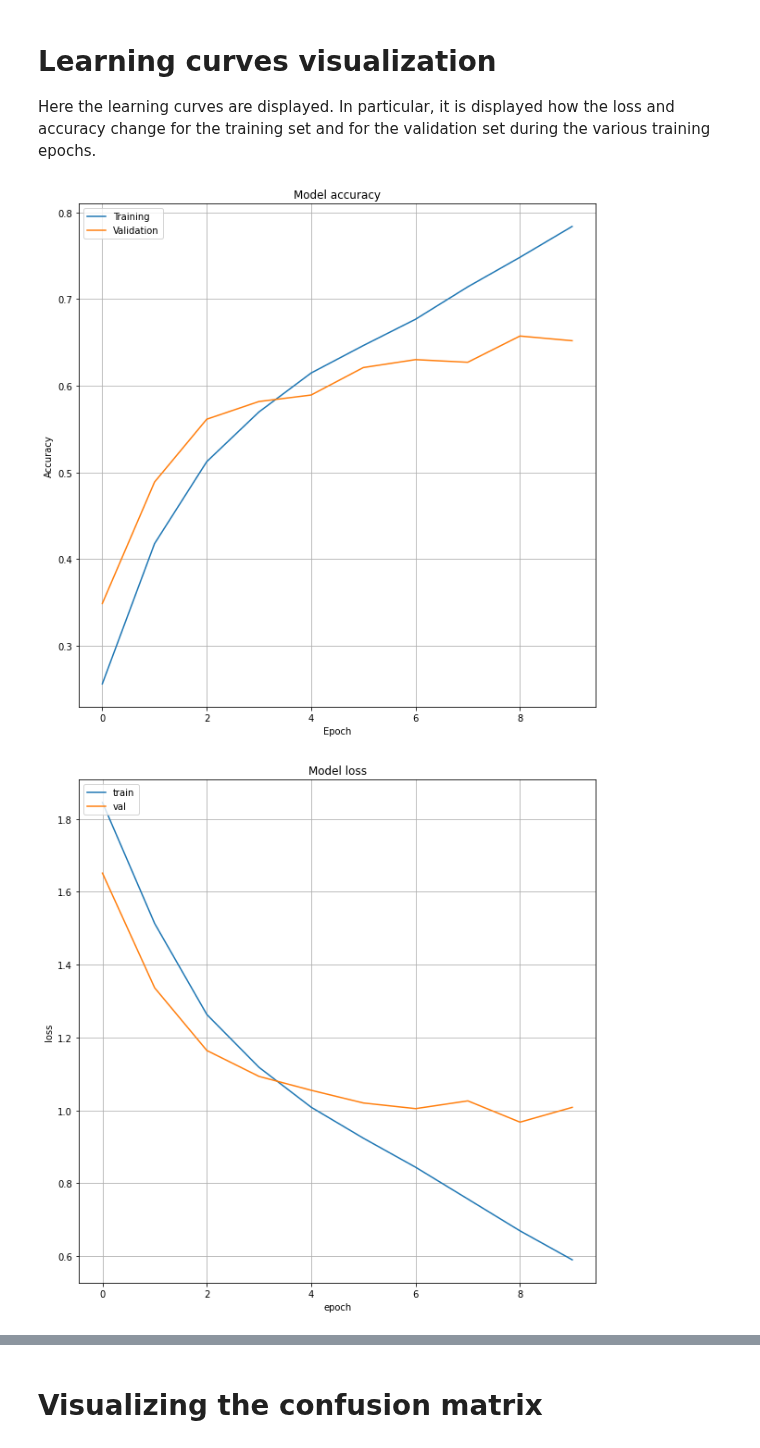
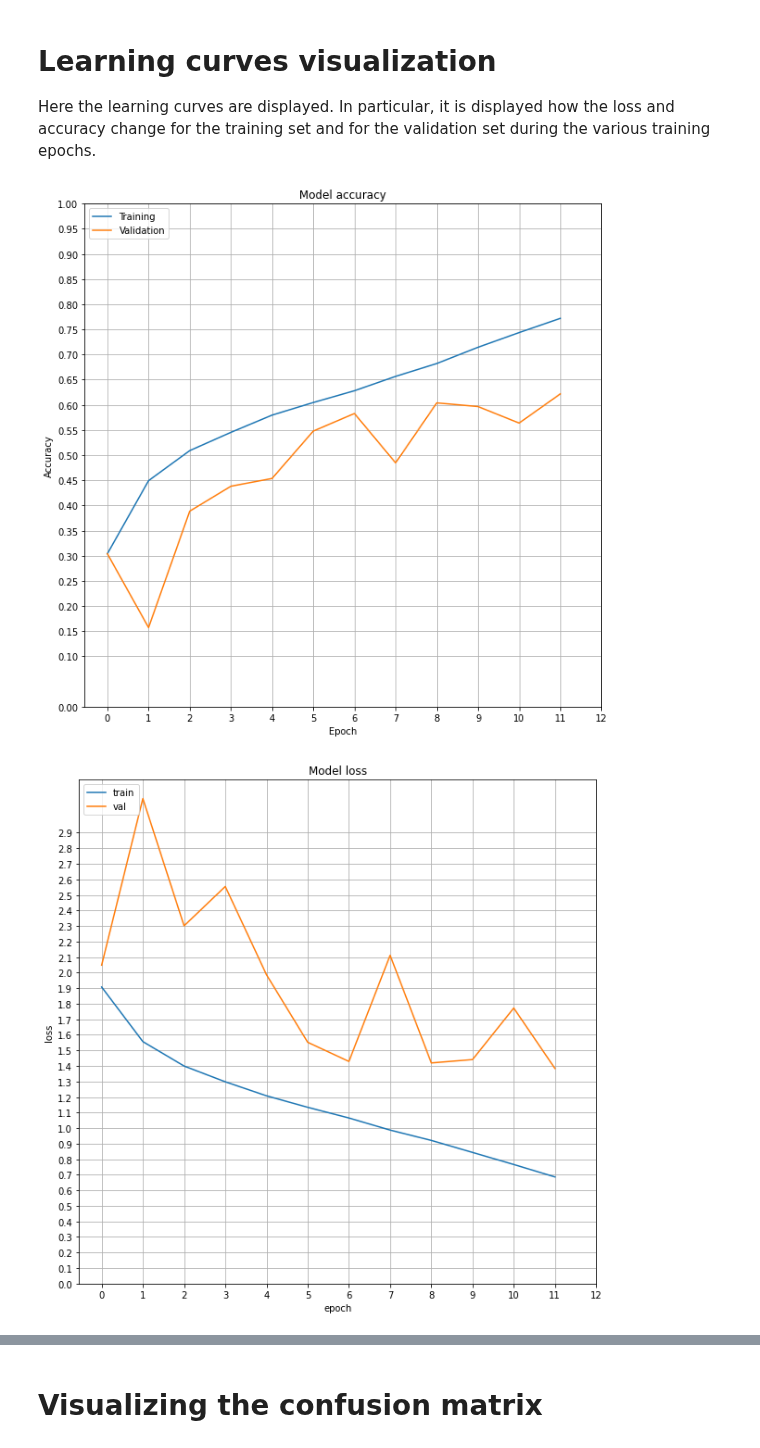
Before and after one commit to matteo-bertini/Facial-Expression-Recognition, a Jupyter notebook: VGG16.ipynb, the cells around one changed output, grey strips where cells are left out. Cells and saved outputs as stored; diff of their text form; code cells hidden in the pictures.

```diff
--- a/VGG16.ipynb
+++ b/VGG16.ipynb
@@ -296,0 +278,17 @@ _________________________________________________________________
+# %%
+to_add = VGG16(include_top = False,weights="imagenet",input_shape=(48,48,3))
+model = Sequential()
+model.add(Conv2D(filters = 3,kernel_size = (3, 3),input_shape = (48, 48, 1),padding = 'same',kernel_initializer = 'he_normal',kernel_regularizer = L2(0.02),bias_regularizer = L2(0.02)))
+model.add(BatchNormalization())
+model.add(ReLU())
+model.add(Dropout(0.5))
+model.add(to_add)
+model.add(Flatten(name='flatten'))
+model.add(Dense(512))
+model.add(BatchNormalization())
+model.add(ReLU())
+model.add(Dropout(0.5))
+model.add(Dense(7,activation='softmax'))
+
+# After creating the structure of the network, we visualize it in a compact way.
+model.summary()
@@ -304,7 +320,7 @@ In this section the model is compiled, in particular are defined:
 *   the evaluation metrics (accuracy)
 # %%
 # defining the loss function,the optimizer and the evaluation metrics
-opt = keras.optimizers.Adam(learning_rate = 1.2e-4,amsgrad=True)
+opt = keras.optimizers.Adam(learning_rate = 0.0001,amsgrad=True)
 model.compile(
     loss = 'categorical_crossentropy',
     optimizer = opt,
@@ -327,14 +343,18 @@ in this section the net is trained on the training set.
 # Training the net
 
 print("Training:\n")
-batch_size = 32
-epochs = 10
+batch_size = 128
+epochs = 12
 history = model.fit(X_train,y_train,batch_size=batch_size,epochs=epochs,validation_data=(X_val, y_val))
 
 # Saving the history to visualize the learning curves even without having trained the network (future use)
-
-with open("/content/drive/MyDrive/VGG16_history.pi", 'wb') as file_pi:
+print("\n")
+in1 = int(input("Do you want to save this training history? (1 = yes,0= no)\n"))
+if(in1 == 1):
+  with open("/content/drive/MyDrive/Facial-Expression-Recognition/VGG16/VGG16_history.pi", 'wb') as file_pi:
     pickle.dump(history.history, file_pi)
+else:
+  pass
 # %% [output]
 Training:
 
@@ -359,8 +379,7 @@ Here the learning curves are displayed.
 In particular, it is displayed how the loss and accuracy change for the training set and for the validation set during the various training epochs.
 # %%
 # Loading training history from saved file
-
-with open("/content/drive/MyDrive/VGG16_history.pi", "rb") as file_pi:
+with open("/content/drive/MyDrive/Facial-Expression-Recognition/VGG16/VGG16_history.pi", "rb") as file_pi:
     history = pickle.load(file_pi)
 # %%
 # visualizing the accuracy learning curve
@@ -390,33 +409,34 @@ plt.grid()
 # showing the figure
 plt.show(acc_lc)
 # %% [output]
-[figure, old version]
+[figure, new version]
 # %%
 # visualizing the loss learning curves
 
 # creating the figure
 loss_lc = plt.figure(figsize = (10,10))
 
 # plotting training and validation accuracy
 plt.plot(history['loss'])
 plt.plot(history['val_loss'])
 
 # setting plot title
 plt.title('Model loss')
 
 # setting x and y ticks and labels for the plot
 plt.ylabel('loss')
 plt.xlabel('epoch')
 plt.xticks(range(0,epochs+1))
+plt.yticks(np.arange(0,3,0.1))
 
 # setting the legend for the plot
 plt.legend(['train', 'val'], loc='upper left')
 
 # adding the grid
 plt.grid()
 
 # showing the figure
 plt.show(loss_lc)
 # %% [output]
-[figure, old version]
+[figure, new version]
 # %% [markdown]
```
Also changed, not shown: parts of 16 cells of this notebook.
